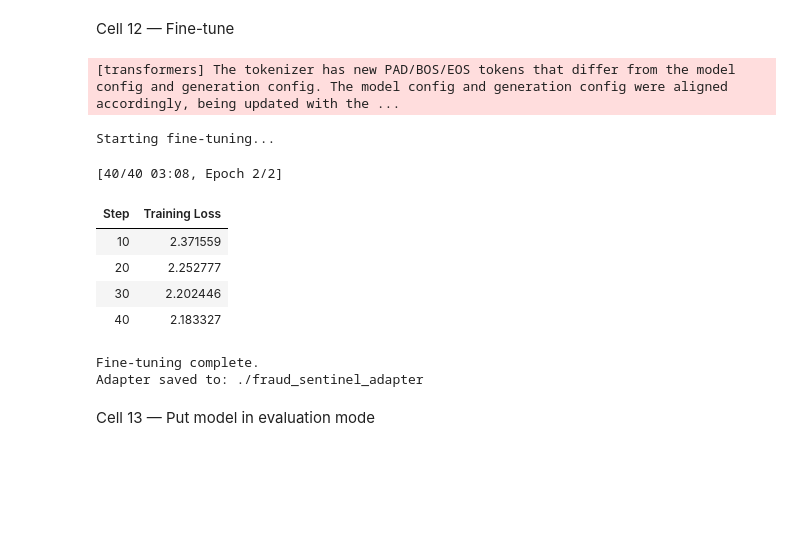
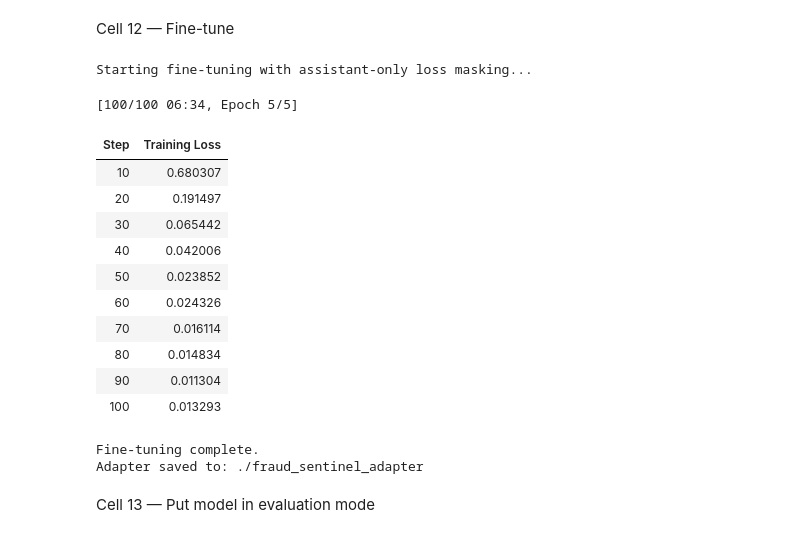
Before and after one commit to Rohitkumartangudu/Relational-Data-Wrangler-Fraud-Sentinel, a Jupyter notebook: relational_data_wrangler_fraud_sentinel.ipynb, the cells around one changed output. Cells and saved outputs as stored; diff of their text form; code cells hidden in the pictures; blank space fills up the shorter version.

Commit message:
fix: apply assistant-only loss masking and tuned LR/epochs; re-run eval

```diff
--- a/relational_data_wrangler_fraud_sentinel.ipynb
+++ b/relational_data_wrangler_fraud_sentinel.ipynb
@@ -1070,7 +1068,7 @@ def create_justification(
     )
 
 
-def build_training_text(row):
+def build_training_messages(row):
 
     features = build_model_features(
         row
@@ -1124,7 +1122,7 @@ Do not include markdown.
 Do not include explanations outside the JSON.
 """.strip()
 
-    messages = [
+    return [
         {
             "role": "system",
             "content": (
@@ -1144,11 +1142,6 @@ Do not include explanations outside the JSON.
             )
         }
     ]
-
-    return tokenizer.apply_chat_template(
-        messages,
-        tokenize=False
-    )
 
 
 # ---------------------------------------------------------
@@ -1235,14 +1228,14 @@ print("Held-out eval set size:", len(eval_holdout))
 print("Held-out class distribution:")
 print(eval_holdout["weak_label"].value_counts())
 
-training_texts = [
-    build_training_text(row)
+training_messages = [
+    build_training_messages(row)
     for _, row in train_selected.iterrows()
 ]
 
-train_dataset = Dataset.from_dict({
-    "text": training_texts
-})
+train_dataset = Dataset.from_list([
+    {"messages": m} for m in training_messages
+])
 
 
 print(
@@ -1267,7 +1260,10 @@ print(
 )
 
 print(
-    train_dataset[0]["text"][:3000]
+    tokenizer.apply_chat_template(
+        train_dataset[0]["messages"],
+        tokenize=False
+    )[:3000]
 )
 # %% [output]
 Available fraud: 168
@@ -1317,7 +1313,7 @@ trainable params: 2,179,072 || all params: 1,545,893,376 || trainable%: 0.1410
 # %% [markdown]
 Cell 12 — Fine-tune
 # %%
-# Cell 12 - Fine-tune the SLM
+# Cell 12 - Fine-tune the SLM (with assistant-only loss masking)
 
 sft_config = SFTConfig(
     output_dir=OUTPUT_DIR,
@@ -1325,12 +1321,9 @@ sft_config = SFTConfig(
     per_device_train_batch_size=2,
     gradient_accumulation_steps=4,
 
-    learning_rate=2e-5,
+    learning_rate=2e-4,       # was 2e-5
 
-    num_train_epochs=2,
-
-    # Removed warmup_ratio because the installed TRL version
-    # does not support it.
+    num_train_epochs=5,       # was 2
 
     lr_scheduler_type="cosine",
 
@@ -1345,47 +1338,54 @@ sft_config = SFTConfig(
 
     max_grad_norm=0.3,
 
-    dataset_text_field="text",
+    max_length=768,
 
-    max_length=768,
+    packing=False,
+
+    assistant_only_loss=True,
 
     report_to="none"
 )
 
 trainer = SFTTrainer(
     model=peft_model,
     train_dataset=train_dataset,
     args=sft_config
 )
 
-print("Starting fine-tuning...")
+print("Starting fine-tuning with assistant-only loss masking...")
 
 trainer.train()
 
 print("Fine-tuning complete.")
 
 trainer.model.save_pretrained(
     ADAPTER_DIR
 )
 
 tokenizer.save_pretrained(
     ADAPTER_DIR
 )
 
 print(
     f"Adapter saved to: {ADAPTER_DIR}"
 )
 # %% [output]
-[transformers] The tokenizer has new PAD/BOS/EOS tokens that differ from the model config and generation config. The model config and generation config were aligned accordingly, being updated with the ...
+Starting fine-tuning with assistant-only loss masking...
-Starting fine-tuning...
+[100/100 06:34, Epoch 5/5]
+| Step | Training Loss |
+| 10 | 0.680307 |
+| 20 | 0.191497 |
+| 30 | 0.065442 |
+| 40 | 0.042006 |
+| 50 | 0.023852 |
+| 60 | 0.024326 |
+| 70 | 0.016114 |
+| 80 | 0.014834 |
+| 90 | 0.011304 |
+| 100 | 0.013293 |
-[40/40 03:08, Epoch 2/2]
+Fine-tuning complete.
+Adapter saved to: ./fraud_sentinel_adapter
-| Step | Training Loss |
-| 10 | 2.371559 |
-| 20 | 2.252777 |
-| 30 | 2.202446 |
-| 40 | 2.183327 |
-Fine-tuning complete.
-Adapter saved to: ./fraud_sentinel_adapter
 # %% [markdown]
 Cell 13 — Put model in evaluation mode
 # %%
```
Also changed, not shown: parts of 4 cells of this notebook.
